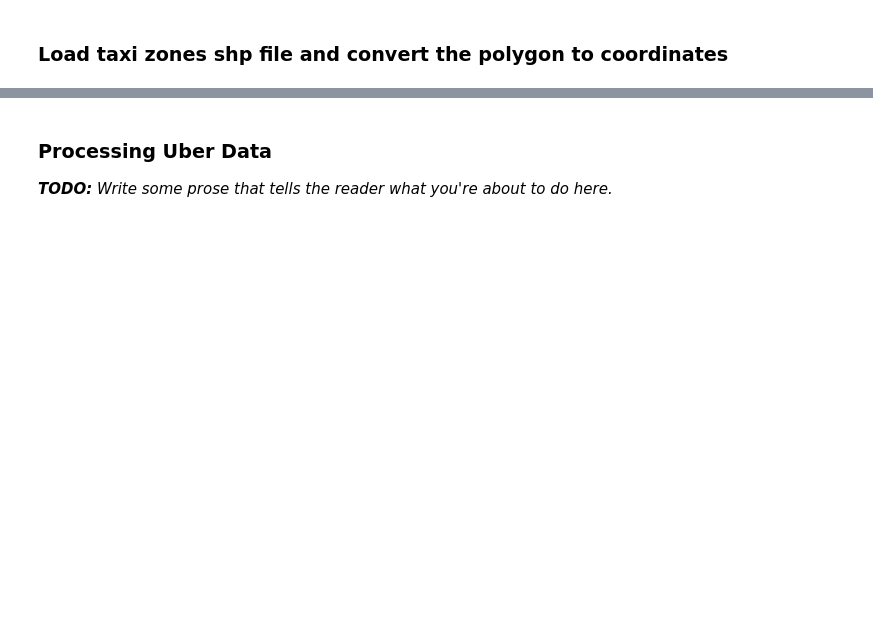
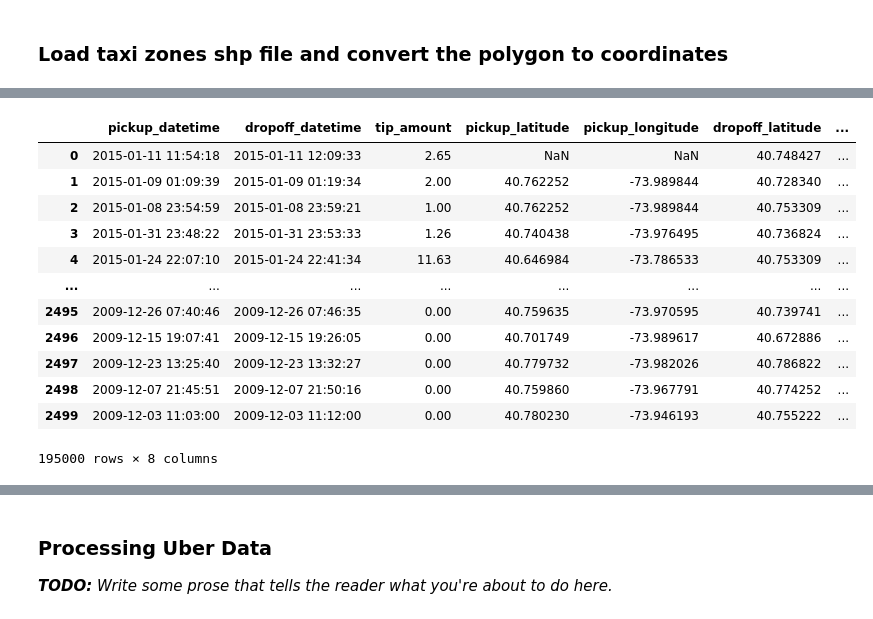
Before and after one commit to Yuchen-Duan/hired-rides-nyc-analysis, a Jupyter notebook: hired-rides-nyc-analysis.ipynb, the cells around one changed output, grey strips where cells are left out. Cells and saved outputs as stored; diff of their text form; code cells hidden in the pictures; blank space fills up the shorter version.

```diff
--- a/hired-rides-nyc-analysis.ipynb
+++ b/hired-rides-nyc-analysis.ipynb
@@ -556,0 +555,16 @@ taxi_data["dropoff_latitude"].isna().sum()
+# %%
+taxi_data
+# %% [output]
+|  | pickup_datetime | dropoff_datetime | tip_amount | pickup_latitude | pickup_longitude | dropoff_latitude | ... |
+| 0 | 2015-01-11 11:54:18 | 2015-01-11 12:09:33 | 2.65 | NaN | NaN | 40.748427 | ... |
+| 1 | 2015-01-09 01:09:39 | 2015-01-09 01:19:34 | 2.00 | 40.762252 | -73.989844 | 40.728340 | ... |
+| 2 | 2015-01-08 23:54:59 | 2015-01-08 23:59:21 | 1.00 | 40.762252 | -73.989844 | 40.753309 | ... |
+| 3 | 2015-01-31 23:48:22 | 2015-01-31 23:53:33 | 1.26 | 40.740438 | -73.976495 | 40.736824 | ... |
+| 4 | 2015-01-24 22:07:10 | 2015-01-24 22:41:34 | 11.63 | 40.646984 | -73.786533 | 40.753309 | ... |
+| ... | ... | ... | ... | ... | ... | ... | ... |
+| 2495 | 2009-12-26 07:40:46 | 2009-12-26 07:46:35 | 0.00 | 40.759635 | -73.970595 | 40.739741 | ... |
+| 2496 | 2009-12-15 19:07:41 | 2009-12-15 19:26:05 | 0.00 | 40.701749 | -73.989617 | 40.672886 | ... |
+| 2497 | 2009-12-23 13:25:40 | 2009-12-23 13:32:27 | 0.00 | 40.779732 | -73.982026 | 40.786822 | ... |
+| 2498 | 2009-12-07 21:45:51 | 2009-12-07 21:50:16 | 0.00 | 40.759860 | -73.967791 | 40.774252 | ... |
+| 2499 | 2009-12-03 11:03:00 | 2009-12-03 11:12:00 | 0.00 | 40.780230 | -73.946193 | 40.755222 | ... |
+195000 rows × 8 columns
```
Also changed, not shown: parts of 36 cells of this notebook, 1 other file.
